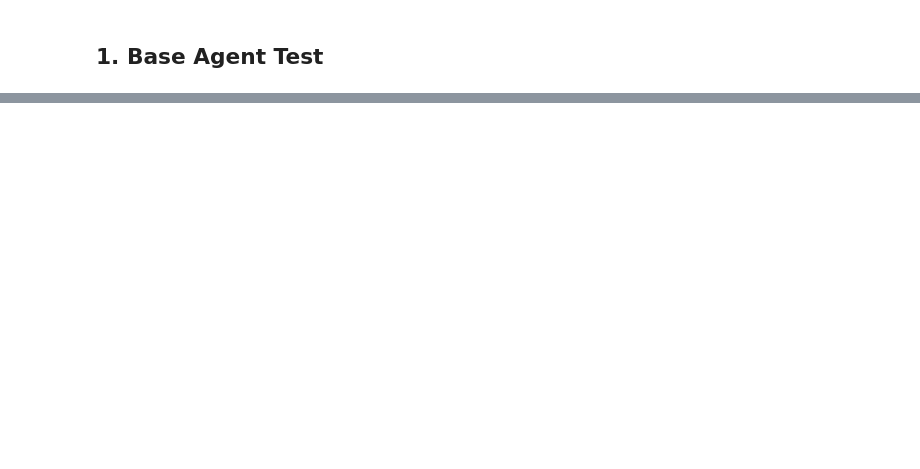
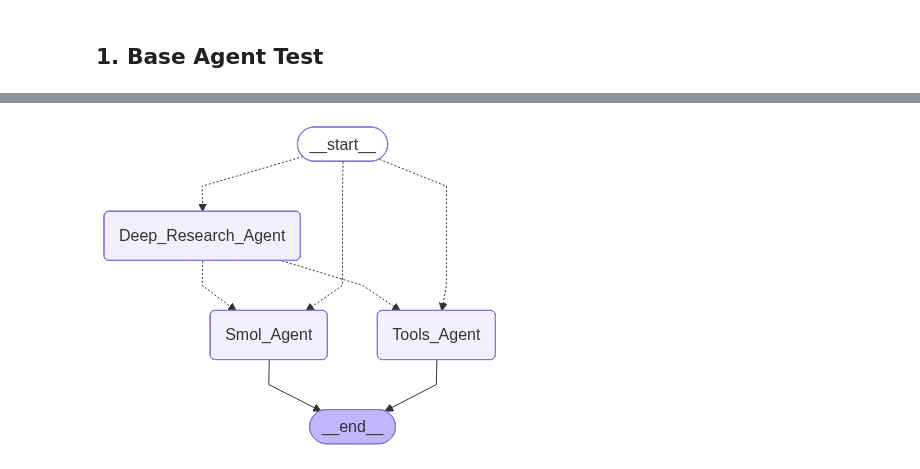
Before and after one commit to obinopaul/morgana, a Jupyter notebook: backend/agent_test.ipynb, the cells around one changed output, grey strips where cells are left out. Saved outputs shown, nothing was run; the diff lists cells and outputs as text; code cells hidden in the pictures; blank space fills up the shorter version.

```diff
--- a/backend/agent_test.ipynb
+++ b/backend/agent_test.ipynb
@@ -121,0 +62,6 @@ ImportError: cannot import name 'MORGANA' from 'src.langgraph.app.core.langgraph
+# %%
+agent = MORGANA(
+    llm=llm,
+    checkpointer=memory
+)
+my_agent = await agent.build()
@@ -122 +86,14 @@ ImportError: cannot import name 'MORGANA' from 'src.langgraph.app.core.langgraph
+# %%
+from IPython.display import Image, display
+from langchain_core.runnables.graph import CurveStyle, MermaidDrawMethod, NodeStyles
+
+display(
+    Image(
+        my_agent.get_graph().draw_mermaid_png(
+            draw_method=MermaidDrawMethod.API,
+        )
+    )
+)
+# %% [output]
+[figure, added]
 # %%
```
Also changed, not shown: parts of 15 cells of this notebook, 27 other files.
